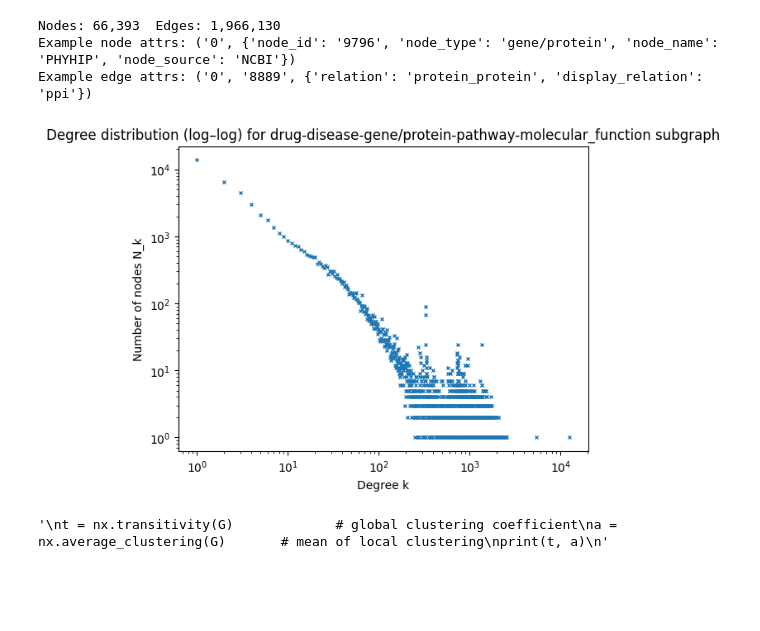
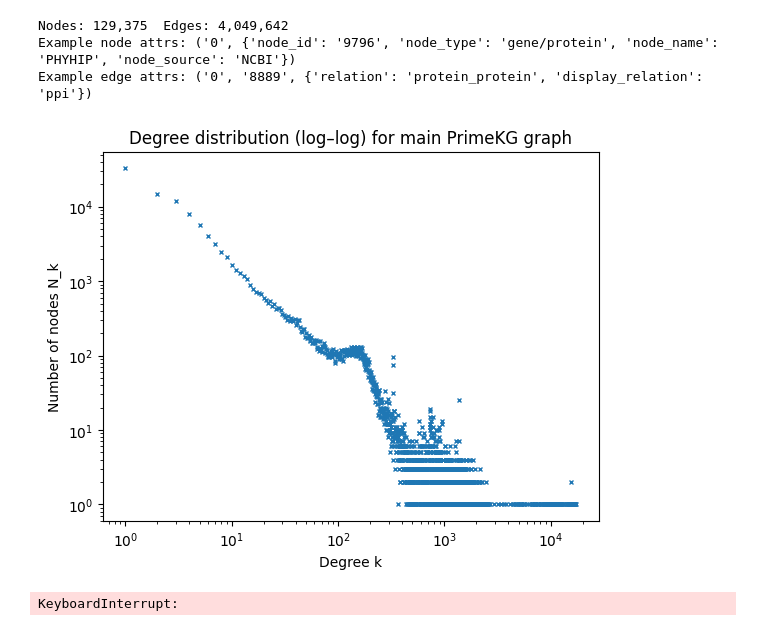
Before and after one commit to philliphan3532/network-analysis-project, a Jupyter notebook: notebooks/subgraph_diagnostics.ipynb, the cells around one changed output. Saved outputs shown, nothing was run; the diff lists cells and outputs as text; code cells hidden in the pictures; blank space fills up the shorter version.

```diff
--- a/notebooks/subgraph_diagnostics.ipynb
+++ b/notebooks/subgraph_diagnostics.ipynb
@@ -5,8 +5,8 @@ import networkx as nx
 import pandas as pd
 
 # Adjust filenames as needed
-nodes = pd.read_csv("../data/subgraphs/drug-disease-gene_protein-pathway-molecular_function/node.csv", sep="\t", dtype=str)      # node_index  node_id  node_type  node_name  node_source
-edges = pd.read_csv("../data/subgraphs/drug-disease-gene_protein-pathway-molecular_function/edges.csv", dtype=str)               # relation, display_relation, x_index, y_index
+nodes = pd.read_csv("../data/primekg_full/node.csv", sep="\t", dtype=str)      # node_index  node_id  node_type  node_name  node_source
+edges = pd.read_csv("../data/primekg_full/edges.csv", dtype=str)               # relation, display_relation, x_index, y_index
 
 # Basic sanity checks (optional)
 required_node_cols = {"node_index","node_id","node_type","node_name","node_source"}
@@ -28,41 +28,39 @@ for row in nodes.itertuples(index=False):
     )
 
 # Add edges with attributes
 for row in edges.itertuples(index=False):
     G.add_edge(
         row.x_index, row.y_index,
         relation=row.relation,
         display_relation=row.display_relation
     )
 
 # Quick checks
 print(f"Nodes: {G.number_of_nodes():,}  Edges: {G.number_of_edges():,}")
 print("Example node attrs:", next(iter(G.nodes(data=True))))
 print("Example edge attrs:", next(iter(G.edges(data=True))))
 
 
 # degrees (unweighted)
 degrees = np.fromiter((d for _, d in G.degree()), dtype=int)
 
 # unique degree values k and their counts N_k
 k, counts = np.unique(degrees, return_counts=True)
 
 plt.figure()
 plt.loglog(k, counts, marker="x", linestyle="none", markersize=3)
 plt.xlabel("Degree k")
 plt.ylabel("Number of nodes N_k")
-plt.title("Degree distribution (log–log) for drug-disease-gene/protein-pathway-molecular_function subgraph")
+plt.title("Degree distribution (log–log) for main PrimeKG graph")
 plt.show()
 # %% [output]
-Nodes: 66,393  Edges: 1,966,130
+Nodes: 129,375  Edges: 4,049,642
 Example node attrs: ('0', {'node_id': '9796', 'node_type': 'gene/protein', 'node_name': 'PHYHIP', 'node_source': 'NCBI'})
 Example edge attrs: ('0', '8889', {'relation': 'protein_protein', 'display_relation': 'ppi'})
-[figure, old version]
+[figure, new version]
 # %%
-'''
 t = nx.transitivity(G)             # global clustering coefficient
 a = nx.average_clustering(G)       # mean of local clustering
 print(t, a)
-'''
 # %% [output]
-'\nt = nx.transitivity(G)             # global clustering coefficient\na = nx.average_clustering(G)       # mean of local clustering\nprint(t, a)\n'
+KeyboardInterrupt:
```
